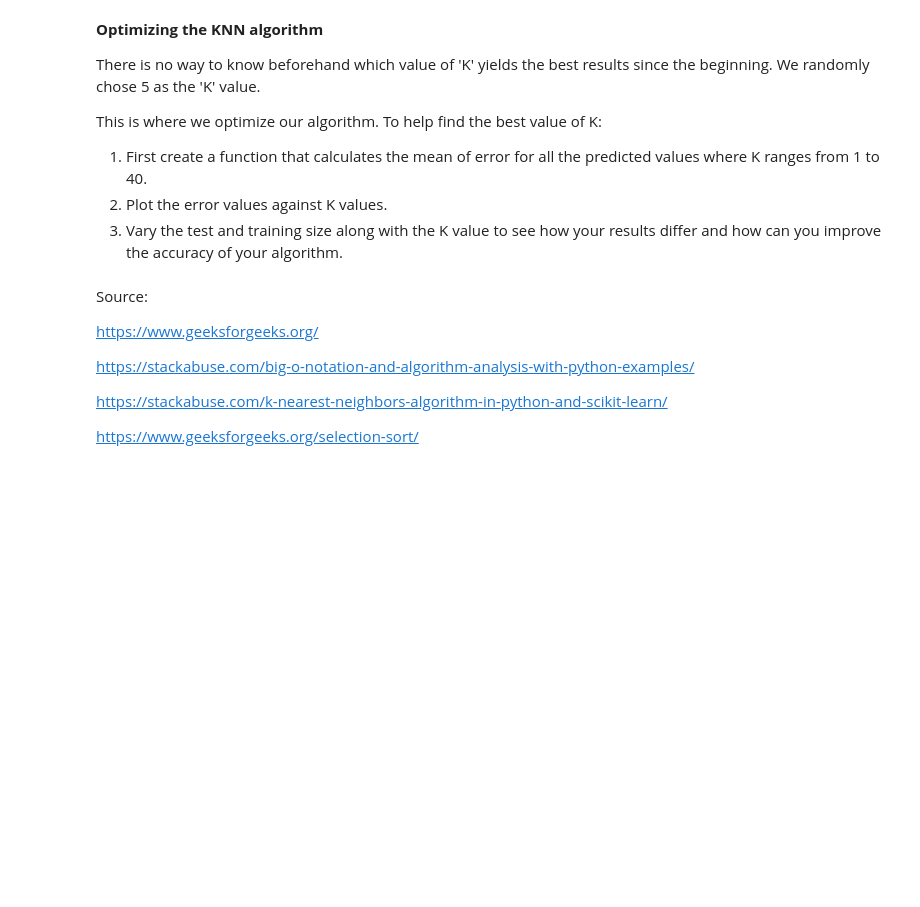
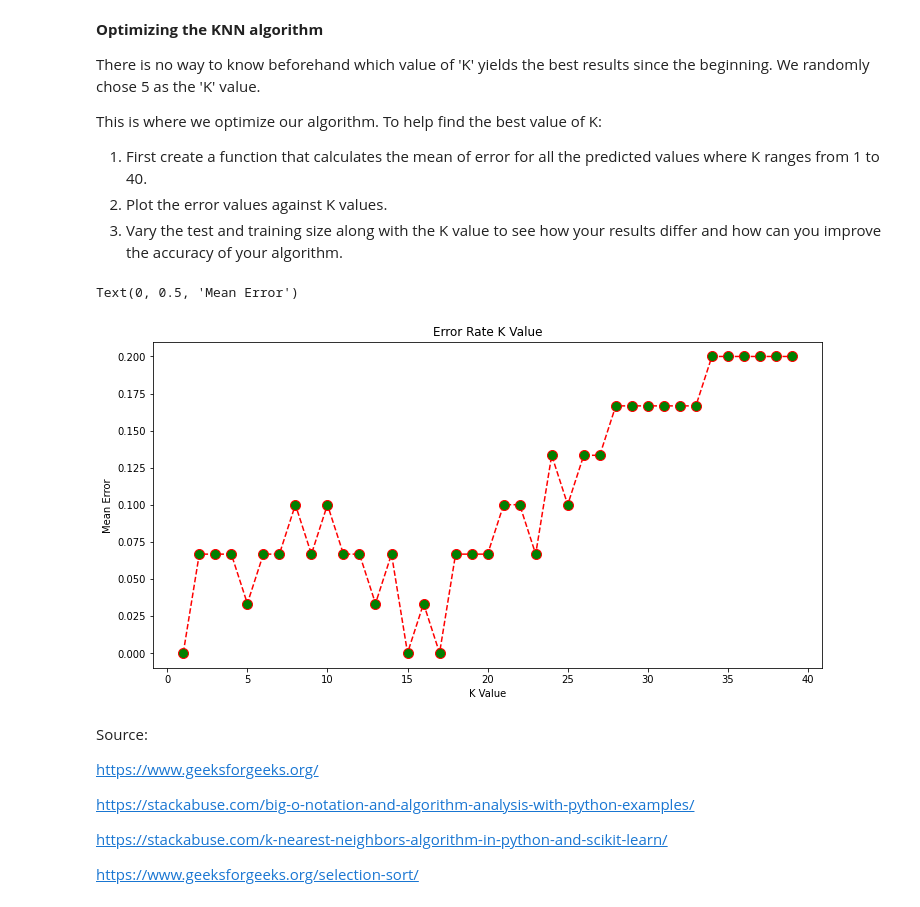
Before and after one commit to marfurt1/algorithm-optimization-project-machine-learning, a Jupyter notebook: notebook/problems.ipynb, the cells around one changed output. Cells and saved outputs as stored; diff of their text form; code cells hidden in the pictures; blank space fills up the shorter version.

```diff
--- a/notebook/problems.ipynb
+++ b/notebook/problems.ipynb
@@ -265,28 +293,26 @@ How many nested loops are there?
 
 What is the overall time complexity?
 # %%
-
 # Python program for implementation of Selection Sort
-
 import sys
 
 A = [10,5,3,8,9,4]
 
-# Traverse through all array elements
+# 1 Traverse through all array elements
+# 2 Find the minimum element in remaining unsorted array
+# 3 Swap the found minimum element with
+# 4 the first element
 
+for i in range(len(A)):
+    min_idx = i
+    for j in range(i+1, len(A)):
+        if A[min_idx] > A[j]:
+            min_idx = j
 
-    # Find the minimum element in remaining
-    # unsorted array
-
-
-
-
-
-    # Swap the found minimum element with
-    # the first element
-
+    A[i], A[min_idx] = A[min_idx], A[i]
 
 # Driver code to test above
+# Traverse through all array elements:
 print ("Sorted array")
-# Traverse through all array elements:
+for i in range(len(A)):
     print("%d" %A[i],end=" ")
@@ -404,28 +455,40 @@ This is where we optimize our algorithm. To help find the best value of K:
 3. Vary the test and training size along with the K value to see how your results differ and how can you improve the accuracy of your algorithm.
 # %%
 # Create an empty error list.
-
-
+error = []
 
 # Execute a loop from 1 to 40. In each iteration calculate the mean error for predicted values of test set
 
 #for i in range(1, 40): (uncomment this line)
+for i in range(1, 40):
     #initialize the KNN algorithm
+    knn = KNeighborsClassifier(n_neighbors=i)
 
     #fit the train data
+    knn.fit(X_train, y_train)
 
     #make predictions
-
+    pred_i = knn.predict(X_test)
     #append the result to the error list.
+    error.append(np.mean(pred_i != y_test))
 # %%
 # plot the error values against K values. Establish the graph size.
+# your code
 
-# your code
+plt.figure(figsize=(12, 6))
+plt.plot(range(1, 40), error, color='red', linestyle='dashed', marker='o',
+         markerfacecolor='green', markersize=10)
 
 # title and labels (uncomment the following code lines)
 #plt.title('Error Rate K Value')
-#plt.xlabel('K Value')
+plt.title('Error Rate K Value')
+ #plt.xlabel('K Value')
+plt.xlabel('K Value')
 #plt.ylabel('Mean Error')
+plt.ylabel('Mean Error')
+# %% [output]
+Text(0, 0.5, 'Mean Error')
+[figure, added]
 # %% [markdown]
 Source:
 
```
Also changed, not shown: parts of 6 cells of this notebook.
